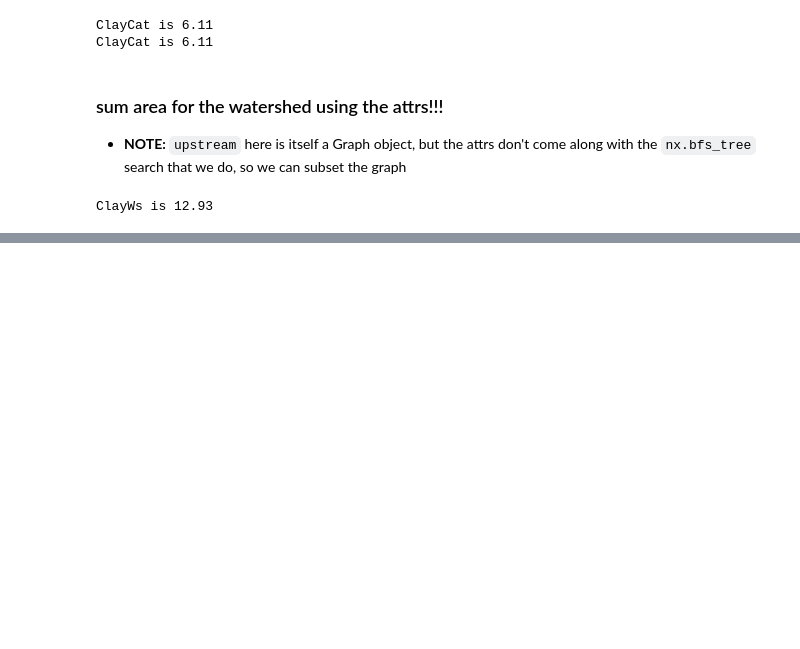
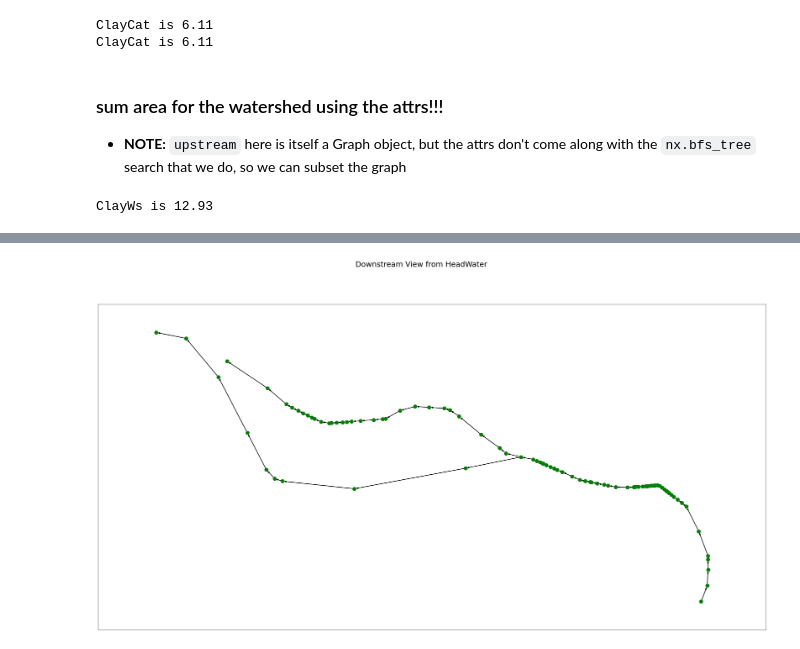
Before and after one commit to USEPA/StreamCat, a Jupyter notebook: networkx_example_NHDPlusHRVFGEN.ipynb, the cells around one changed output, grey strips where cells are left out. Cells and saved outputs as stored; diff of their text form; code cells hidden in the pictures; blank space fills up the shorter version.

```diff
--- a/networkx_example_NHDPlusHRVFGEN.ipynb
+++ b/networkx_example_NHDPlusHRVFGEN.ipynb
@@ -191,0 +308,12 @@ ClayWs is 12.93
+# %%
+columbia_down = nx.bfs_tree(G, '129407443')
+ups = fls.loc[fls.Permanent_Identifier.isin(list(columbia_down))].set_index("Permanent_Identifier")
+pos = ups.apply(lambda g: (g.geometry.x, g.geometry.y), axis=1).to_dict()
+nx.draw_networkx(columbia_down, pos, node_size=147, node_color='green',
+                 font_size=18, with_labels=False, width=2)
+plt.suptitle('Downstream View from HeadWater', fontsize = 25)
+plt.rcParams["figure.figsize"] = (40,20)
+plt.show()
+fls.loc[fls.Permanent_Identifier == np.array(columbia_down)[-1]]
+# %% [output]
+[figure, added]
```
Also changed, not shown: parts of 24 cells of this notebook.
